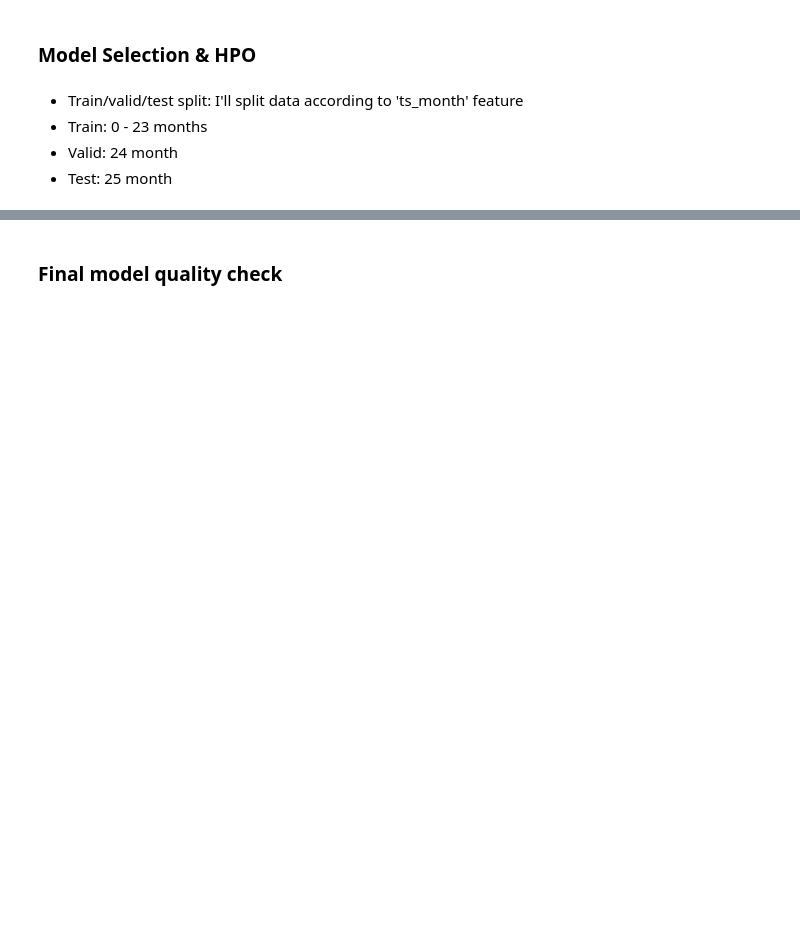
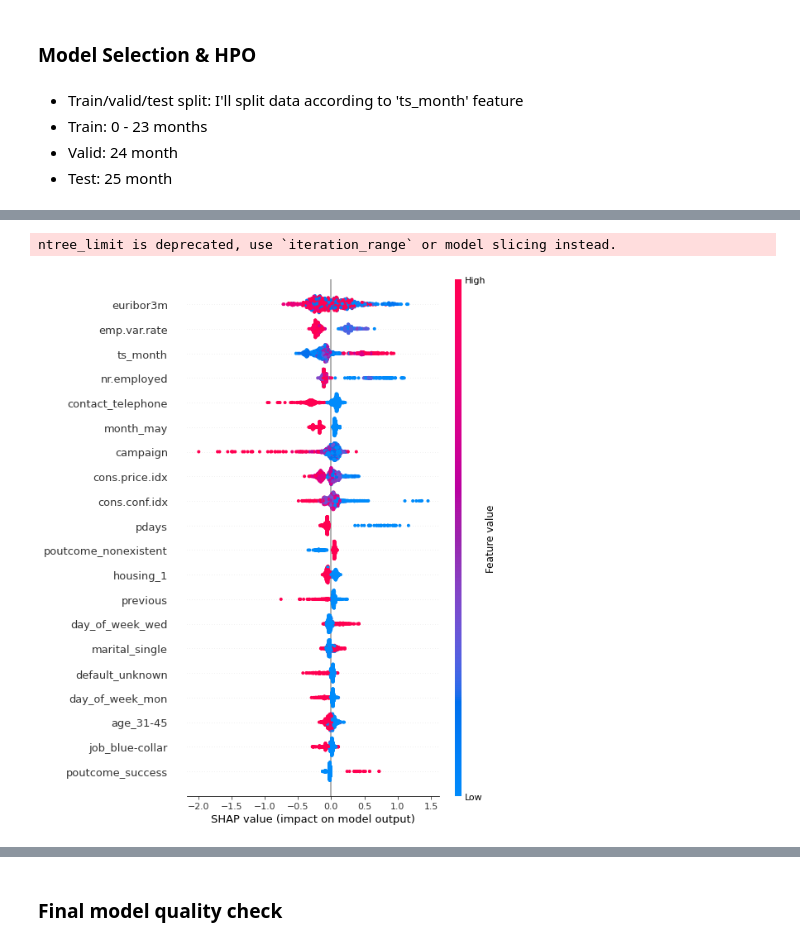
Before and after one commit to alsing/Bank-Marketing-UCI, a Jupyter notebook: notebooks/Model.ipynb, the cells around one changed output, grey strips where cells are left out. Saved outputs shown, nothing was run; the diff lists cells and outputs as text; code cells hidden in the pictures; blank space fills up the shorter version.

```diff
--- a/notebooks/Model.ipynb
+++ b/notebooks/Model.ipynb
@@ -35,0 +75,2 @@ bank_data.head()
+# %%
+bank_data.drop(columns='duration', inplace=True)
@@ -42,5 +140,5 @@ def encode_categorical(features, data):
     return data
 
 
-cat_features = ['job', 'marital', 'education', 'contact', 'month', 'poutcome']
+cat_features = ['job', 'marital', 'education', 'contact', 'month', 'poutcome', 'age', 'default', 'housing', 'loan', 'day_of_week']
 bank_data = encode_categorical(cat_features, bank_data)
@@ -153,0 +386,5 @@ class TimeSeriesCycle:
+# %%
+tsc.explain_model(tsc.final_fitted_estimator, data='train')
+# %% [output]
+ntree_limit is deprecated, use `iteration_range` or model slicing instead.
+[figure, added]
```
Also changed, not shown: parts of 18 cells of this notebook.
